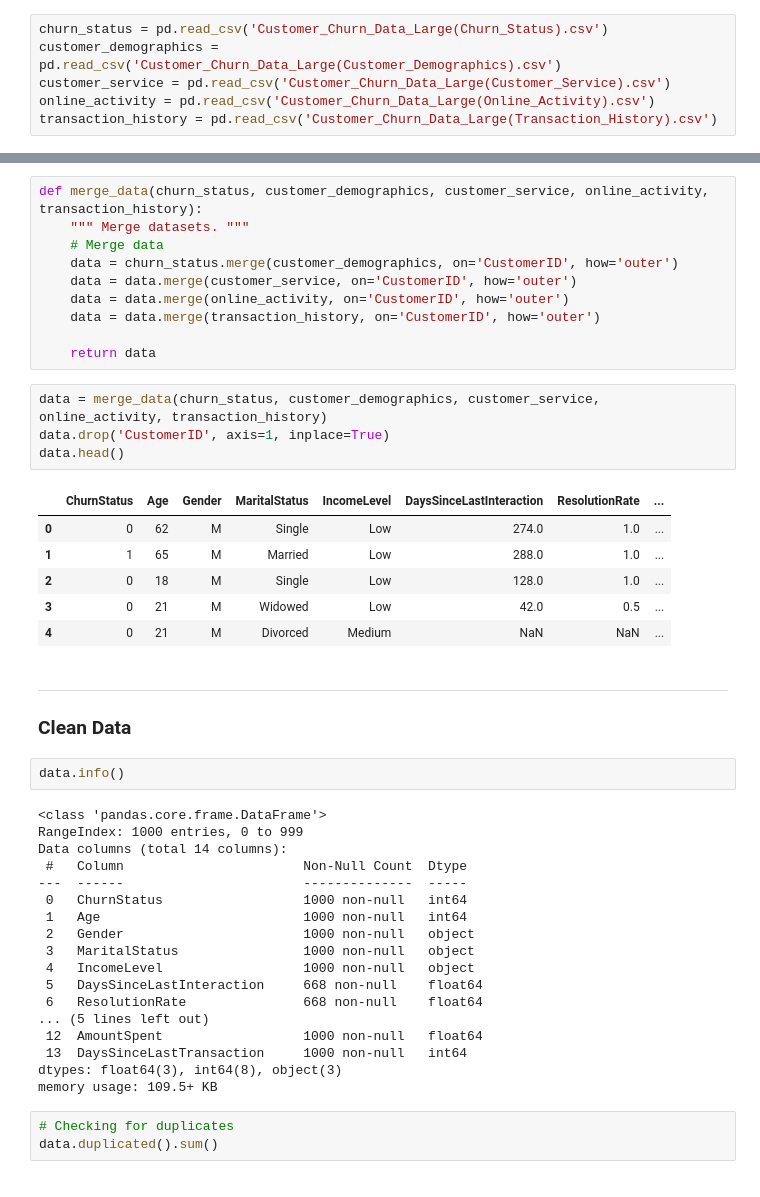
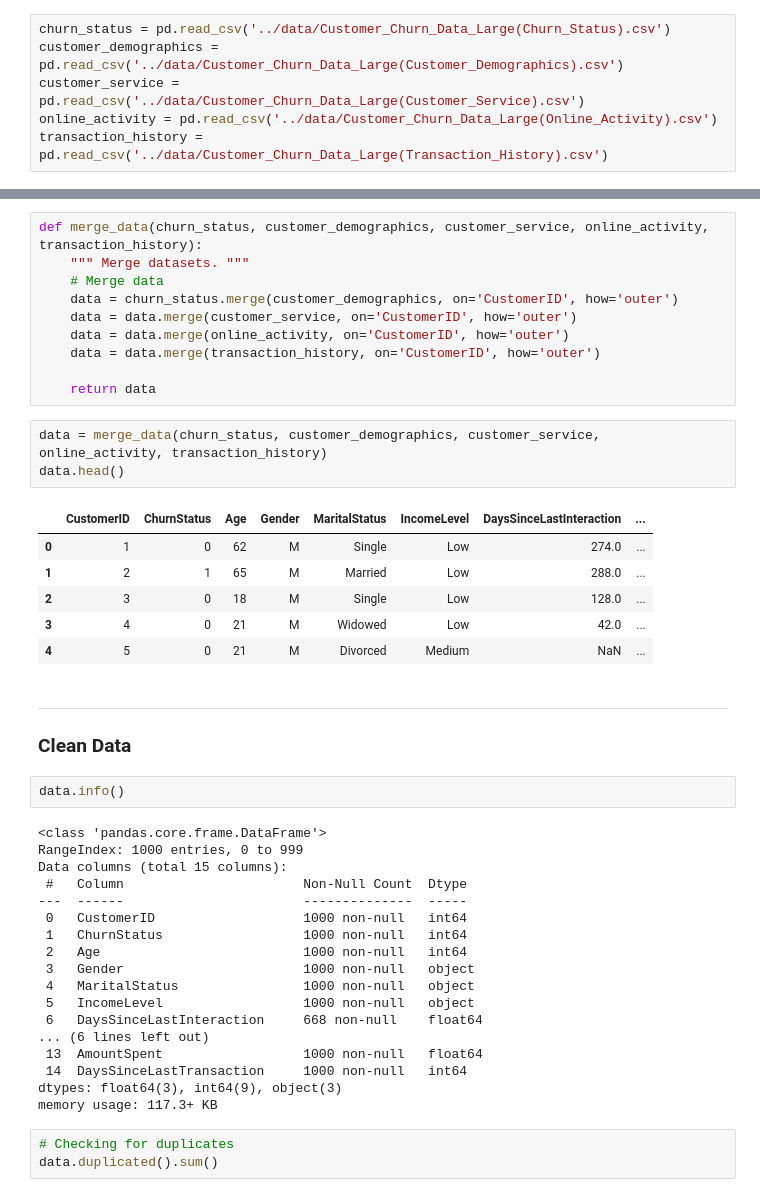
Before and after one commit to BreCarissaW/churn-prediction, a Jupyter notebook: notebooks/SmartBank-Analysis.ipynb, the cells around one changed output, grey strips where cells are left out. Drawn from its saved outputs; the diff is of its cells as text.

```diff
--- a/notebooks/SmartBank-Analysis.ipynb
+++ b/notebooks/SmartBank-Analysis.ipynb
@@ -42,11 +42,11 @@ from sklearn.pipeline import make_pipeline
 ---
 ### Load Data
 # %%
-churn_status = pd.read_csv('Customer_Churn_Data_Large(Churn_Status).csv')
-customer_demographics = pd.read_csv('Customer_Churn_Data_Large(Customer_Demographics).csv')
-customer_service = pd.read_csv('Customer_Churn_Data_Large(Customer_Service).csv')
-online_activity = pd.read_csv('Customer_Churn_Data_Large(Online_Activity).csv')
-transaction_history = pd.read_csv('Customer_Churn_Data_Large(Transaction_History).csv')
+churn_status = pd.read_csv('../data/Customer_Churn_Data_Large(Churn_Status).csv')
+customer_demographics = pd.read_csv('../data/Customer_Churn_Data_Large(Customer_Demographics).csv')
+customer_service = pd.read_csv('../data/Customer_Churn_Data_Large(Customer_Service).csv')
+online_activity = pd.read_csv('../data/Customer_Churn_Data_Large(Online_Activity).csv')
+transaction_history = pd.read_csv('../data/Customer_Churn_Data_Large(Transaction_History).csv')
 # %%
 def transform_customer_service(customer_service):
     """
@@ -201,15 +201,14 @@ def merge_data(churn_status, customer_demographics, customer_service, online_act
     return data
 # %%
 data = merge_data(churn_status, customer_demographics, customer_service, online_activity, transaction_history)
-data.drop('CustomerID', axis=1, inplace=True)
 data.head()
 # %% [output]
-|  | ChurnStatus | Age | Gender | MaritalStatus | IncomeLevel | DaysSinceLastInteraction | ResolutionRate | ... |
-| 0 | 0 | 62 | M | Single | Low | 274.0 | 1.0 | ... |
-| 1 | 1 | 65 | M | Married | Low | 288.0 | 1.0 | ... |
-| 2 | 0 | 18 | M | Single | Low | 128.0 | 1.0 | ... |
-| 3 | 0 | 21 | M | Widowed | Low | 42.0 | 0.5 | ... |
-| 4 | 0 | 21 | M | Divorced | Medium | NaN | NaN | ... |
+|  | CustomerID | ChurnStatus | Age | Gender | MaritalStatus | IncomeLevel | DaysSinceLastInteraction | ... |
+| 0 | 1 | 0 | 62 | M | Single | Low | 274.0 | ... |
+| 1 | 2 | 1 | 65 | M | Married | Low | 288.0 | ... |
+| 2 | 3 | 0 | 18 | M | Single | Low | 128.0 | ... |
+| 3 | 4 | 0 | 21 | M | Widowed | Low | 42.0 | ... |
+| 4 | 5 | 0 | 21 | M | Divorced | Medium | NaN | ... |
 # %% [markdown]
 ---
 ### Clean Data
@@ -218,21 +217,21 @@ data.info()
 # %% [output]
 <class 'pandas.core.frame.DataFrame'>
 RangeIndex: 1000 entries, 0 to 999
-Data columns (total 14 columns):
+Data columns (total 15 columns):
  #   Column                       Non-Null Count  Dtype
 ---  ------                       --------------  -----
- 0   ChurnStatus                  1000 non-null   int64
- 1   Age                          1000 non-null   int64
- 2   Gender                       1000 non-null   object
- 3   MaritalStatus                1000 non-null   object
- 4   IncomeLevel                  1000 non-null   object
- 5   DaysSinceLastInteraction     668 non-null    float64
- 6   ResolutionRate               668 non-null    float64
-... (5 lines left out)
- 12  AmountSpent                  1000 non-null   float64
- 13  DaysSinceLastTransaction     1000 non-null   int64
-dtypes: float64(3), int64(8), object(3)
-memory usage: 109.5+ KB
+ 0   CustomerID                   1000 non-null   int64
+ 1   ChurnStatus                  1000 non-null   int64
+ 2   Age                          1000 non-null   int64
+ 3   Gender                       1000 non-null   object
+ 4   MaritalStatus                1000 non-null   object
+ 5   IncomeLevel                  1000 non-null   object
+ 6   DaysSinceLastInteraction     668 non-null    float64
+... (6 lines left out)
+ 13  AmountSpent                  1000 non-null   float64
+ 14  DaysSinceLastTransaction     1000 non-null   int64
+dtypes: float64(3), int64(9), object(3)
+memory usage: 117.3+ KB
 # %%
 # Checking for duplicates
 data.duplicated().sum()
```
Also changed, not shown: parts of 7 cells of this notebook, 7 other files.
